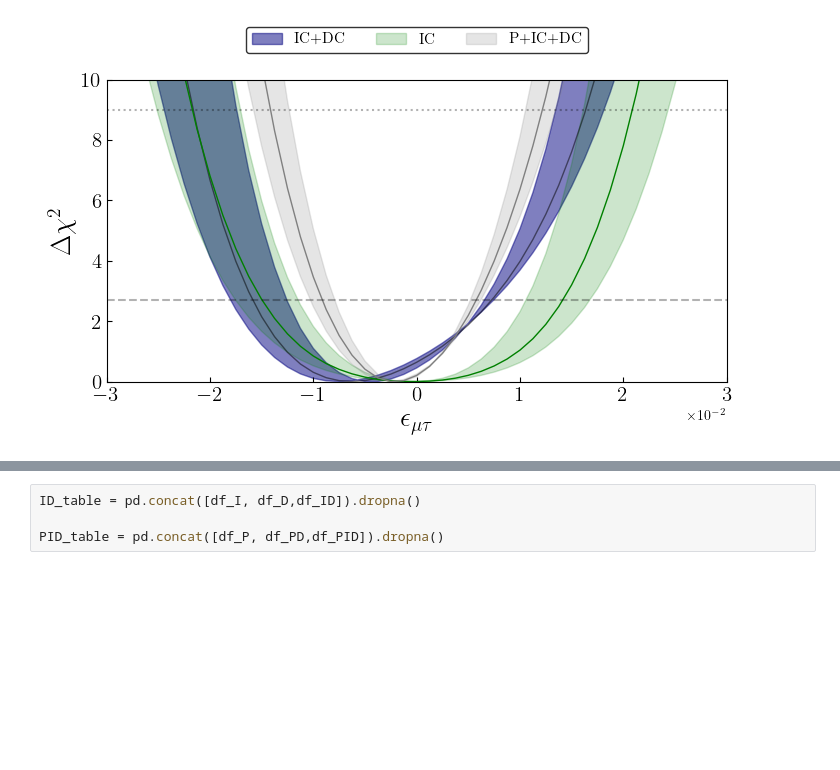
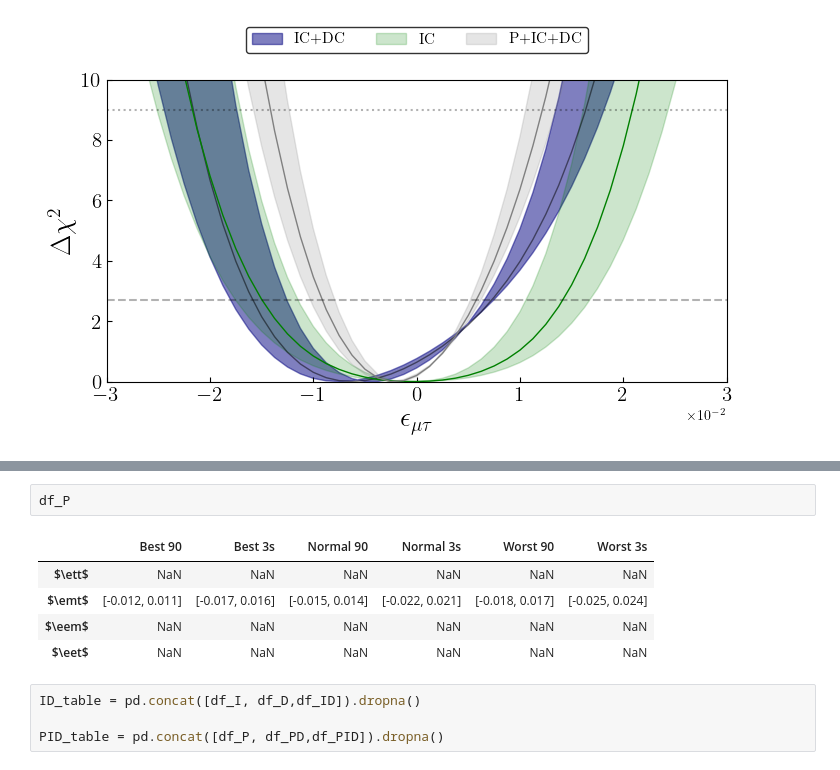
Before and after one commit to Sjoeborg/thesis, a Jupyter notebook: notebooks/joint.ipynb, the cells around one changed output, grey strips where cells are left out. Cells and saved outputs as stored; diff of their text form; blank space fills up the shorter version.

```diff
--- a/notebooks/joint.ipynb
+++ b/notebooks/joint.ipynb
@@ -253,3 +331,11 @@ for i, df in enumerate([df_I, df_ID, df_PID]):
+# %%
+df_P
+# %% [output]
+|  | Best 90 | Best 3s | Normal 90 | Normal 3s | Worst 90 | Worst 3s |
+| $\ett$ | NaN | NaN | NaN | NaN | NaN | NaN |
+| $\emt$ | [-0.012, 0.011] | [-0.017, 0.016] | [-0.015, 0.014] | [-0.022, 0.021] | [-0.018, 0.017] | [-0.025, 0.024] |
+| $\eem$ | NaN | NaN | NaN | NaN | NaN | NaN |
+| $\eet$ | NaN | NaN | NaN | NaN | NaN | NaN |
 # %%
 ID_table = pd.concat([df_I, df_D,df_ID]).dropna()
 
```
Also changed, not shown: parts of 15 cells of this notebook, 11 other files.
